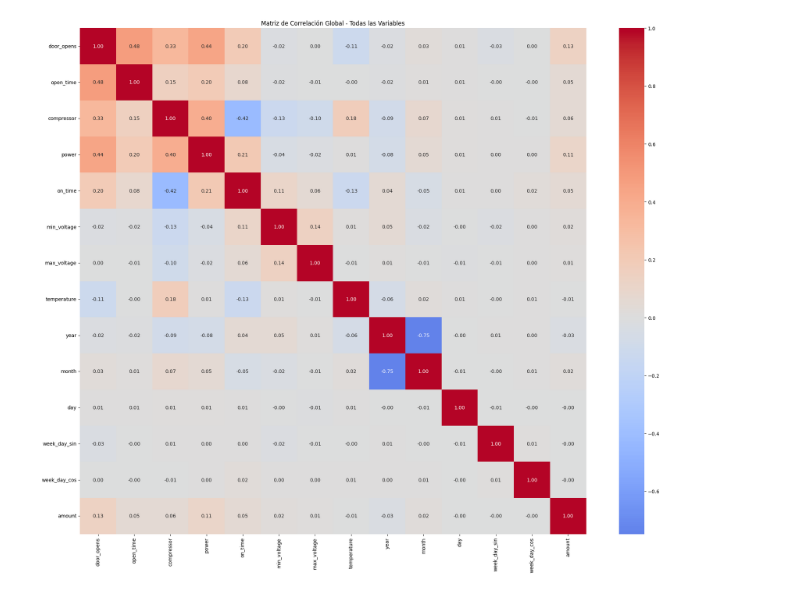
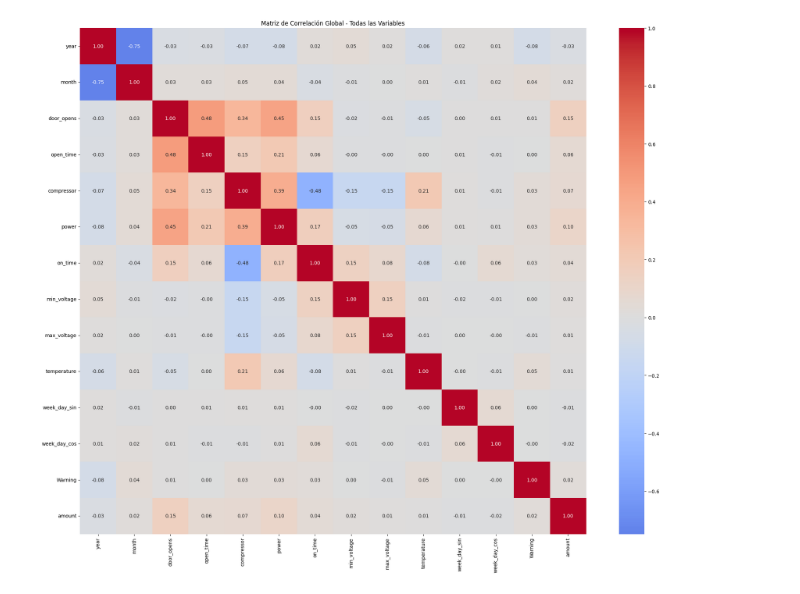
Before and after one commit to Isa2604/PowerUp, a Jupyter notebook: Dataset _ Coolers AC/Dataset _ Coolers AC/Data_coolers.ipynb, the cells around one changed output. Drawn from its saved outputs; the diff is of its cells as text; code cells hidden in the pictures.

```diff
--- a/Dataset _ Coolers AC/Dataset _ Coolers AC/Data_coolers.ipynb
+++ b/Dataset _ Coolers AC/Dataset _ Coolers AC/Data_coolers.ipynb
@@ -141,31 +216,33 @@ import seaborn as sns
 # %%
+import matplotlib.pyplot as plt
+import seaborn as sns
 # 1. Matriz de Correlación Global con todas las características
-def matriz_correlacion_completa(df_merge_all):
+def matriz_correlacion_completa(df):
     """
     Crea una matriz de correlación usando todas las variables numéricas del dataset
     """
     # Seleccionamos solo las columnas numéricas
-    numeric_cols = df_merge_all.select_dtypes(include=[np.number]).columns
-    correlation_matrix = df_merge_all[numeric_cols].corr()
+    numeric_cols = df.select_dtypes(include=[np.number]).columns
+    correlation_matrix = df[numeric_cols].corr()
 
     # Creamos una figura más grande para acomodar todas las variables
     plt.figure(figsize=(20, 16))
     sns.heatmap(correlation_matrix,
                 annot=True,
                 cmap='coolwarm',
                 center=0,
                 fmt='.2f',
                 square=True,
                 xticklabels=True,
                 yticklabels=True)
 
     plt.title('Matriz de Correlación Global - Todas las Variables')
     plt.xticks(rotation=90)
     plt.yticks(rotation=0)
     plt.tight_layout()
     plt.show()
 
 # Llamas la función
-matriz_correlacion_completa(df_merge_all)
+matriz_correlacion_completa(monthly)
 # %% [output]
-[figure, old version]
+[figure, new version]
```
Also changed, not shown: parts of 40 cells of this notebook, 22 other files.
